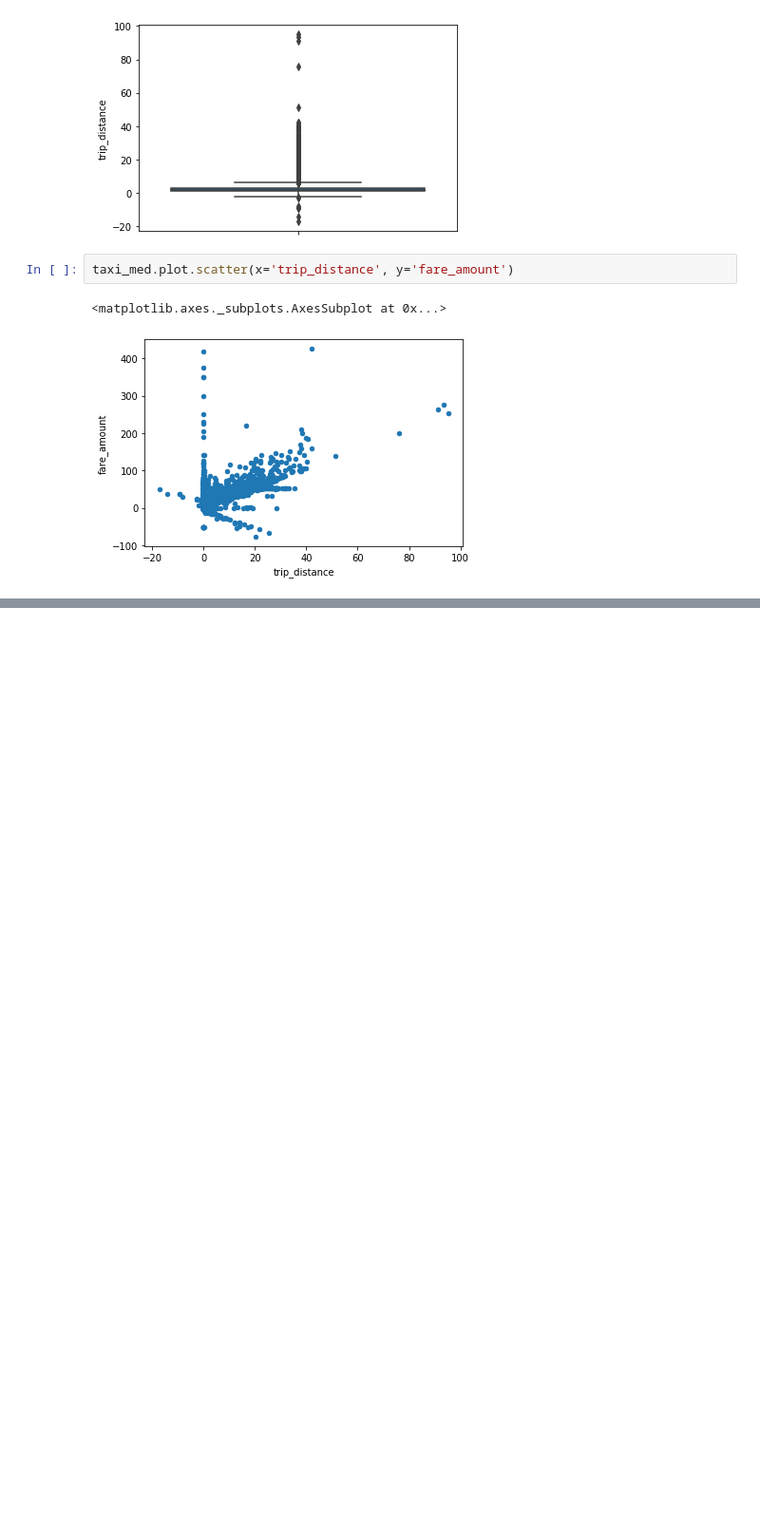
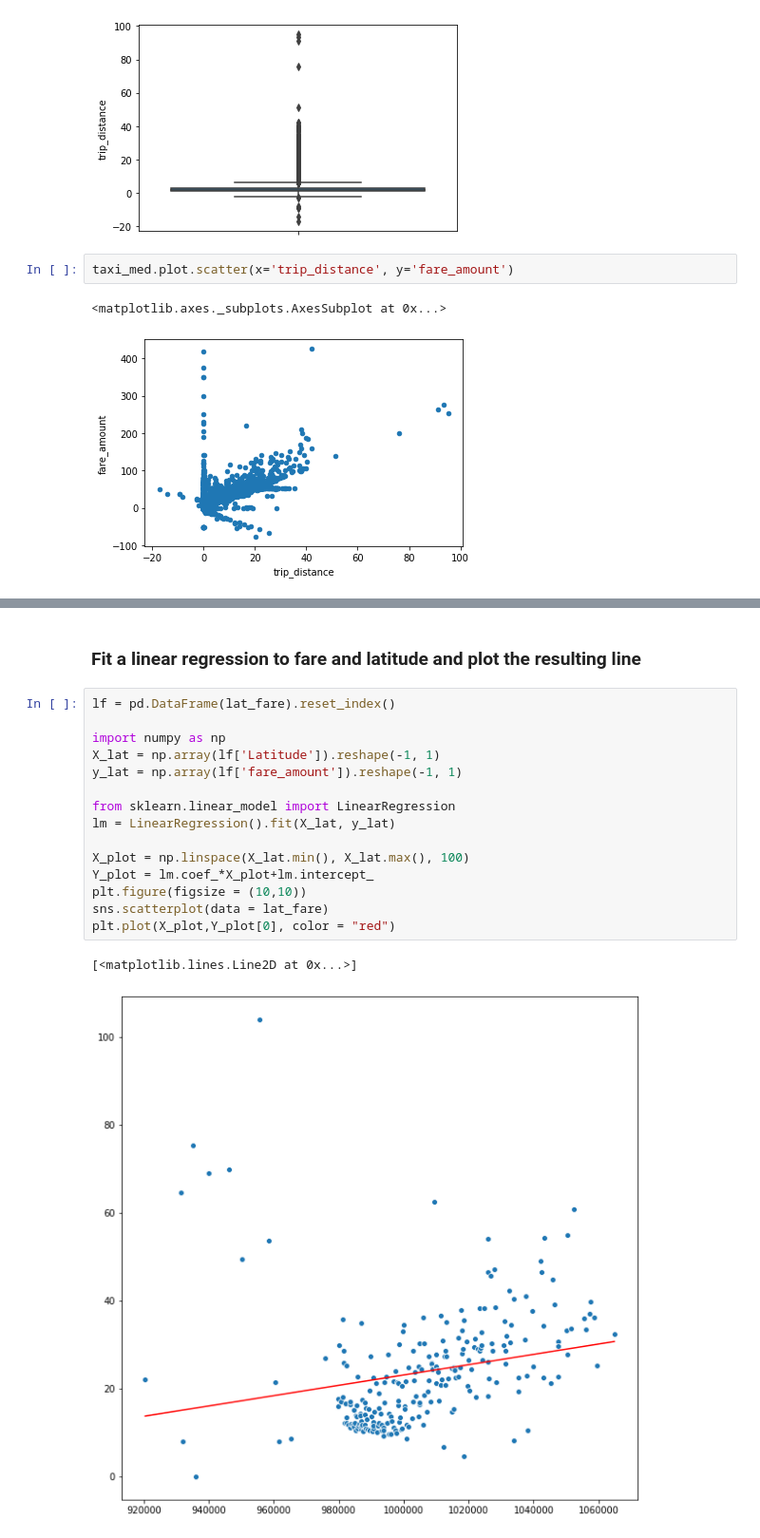
Before and after one commit to JacobHelwig/Fare-Prediction, a Jupyter notebook: Taxi Exploration.ipynb, the cells around one changed output, grey strips where cells are left out. Shown: that part at 95% size. Saved outputs shown, nothing was run; the diff lists cells and outputs as text; blank space fills up the shorter version.

```diff
--- a/Taxi Exploration.ipynb
+++ b/Taxi Exploration.ipynb
@@ -183,0 +282,20 @@ in the same zone. '''
+# %% [markdown]
+### Fit a linear regression to fare and latitude and plot the resulting line
+# %%
+lf = pd.DataFrame(lat_fare).reset_index()
+
+import numpy as np
+X_lat = np.array(lf['Latitude']).reshape(-1, 1)
+y_lat = np.array(lf['fare_amount']).reshape(-1, 1)
+
+from sklearn.linear_model import LinearRegression
+lm = LinearRegression().fit(X_lat, y_lat)
+
+X_plot = np.linspace(X_lat.min(), X_lat.max(), 100)
+Y_plot = lm.coef_*X_plot+lm.intercept_
+plt.figure(figsize = (10,10))
+sns.scatterplot(data = lat_fare)
+plt.plot(X_plot,Y_plot[0], color = "red")
+# %% [output]
+[<matplotlib.lines.Line2D at 0x...>]
+[figure, added]
```
Also changed, not shown: parts of 23 cells of this notebook, 1 other file.
